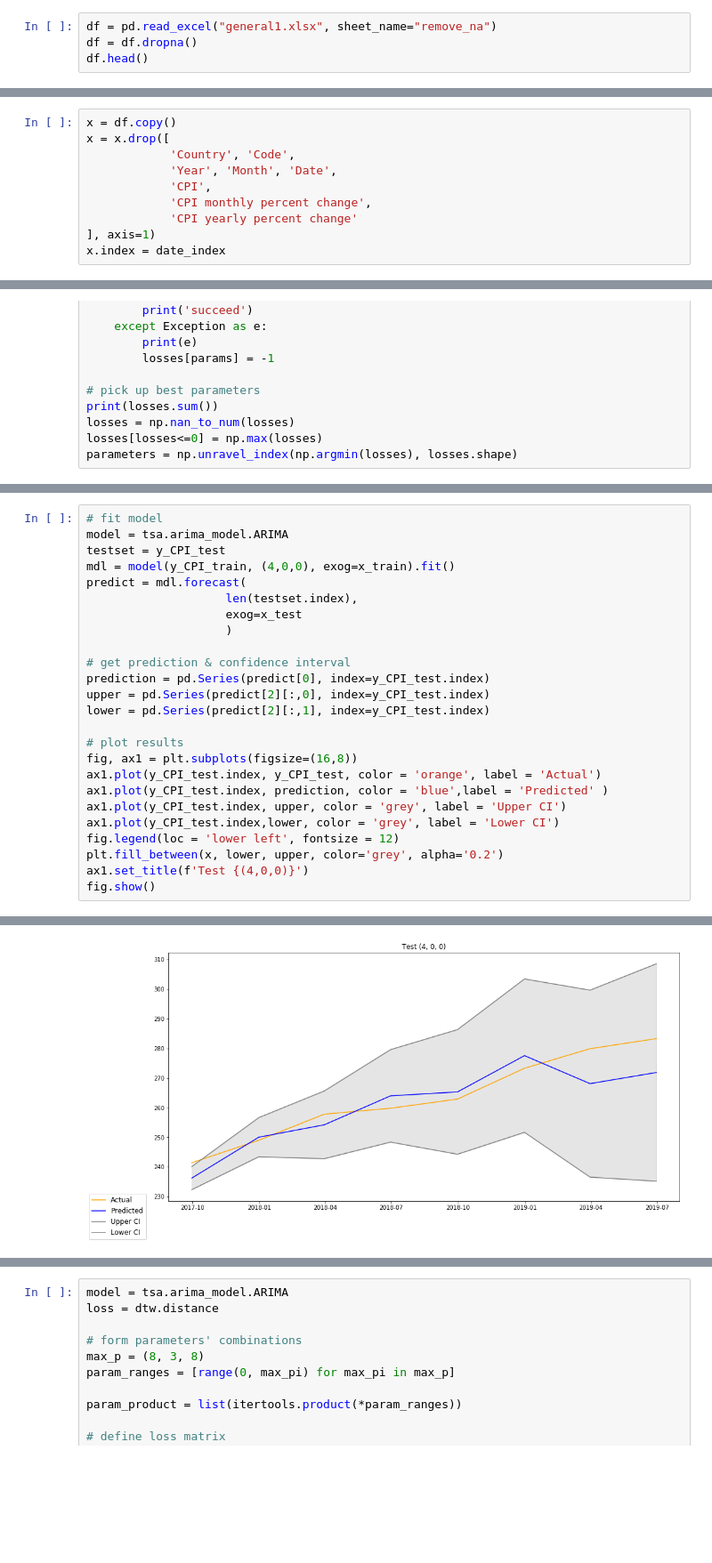
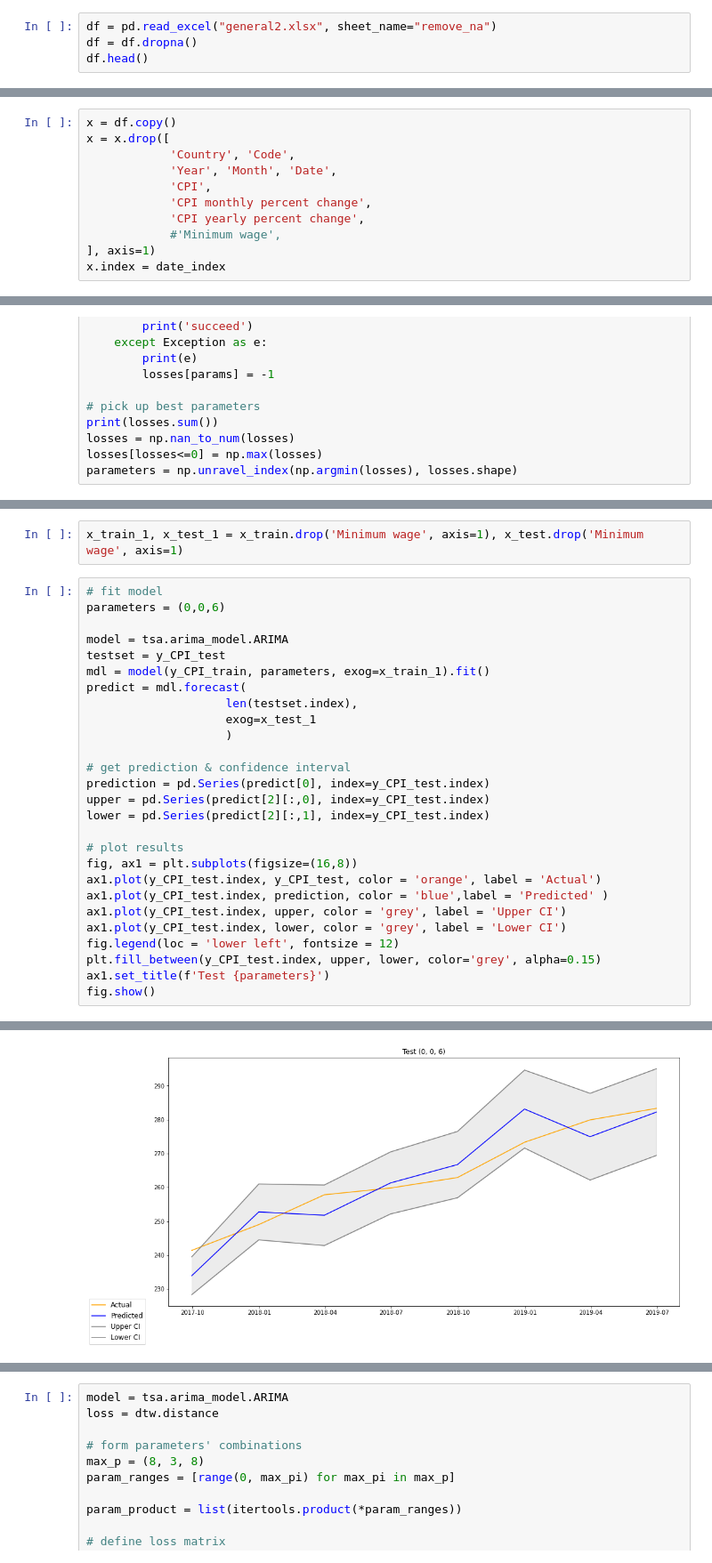
Before and after one commit to gamble27/CPI, a Jupyter notebook: final.ipynb, the cells around one changed output, grey strips where cells are left out. Shown at 89% size. Drawn from its saved outputs; the diff is of its cells as text; blank space fills up the shorter version.

```diff
--- a/final.ipynb
+++ b/final.ipynb
@@ -55,7 +52,7 @@ Saving general1.xlsx to general1.xlsx
 # %% [markdown]
 ### Create dataframe
 # %%
-df = pd.read_excel("general1.xlsx", sheet_name="remove_na")
+df = pd.read_excel("general2.xlsx", sheet_name="remove_na")
 df = df.dropna()
 df.head()
 # %% [output]
@@ -122,7 +121,8 @@ x = x.drop([
             'Year', 'Month', 'Date',
             'CPI',
             'CPI monthly percent change',
-            'CPI yearly percent change'
+            'CPI yearly percent change',
+            #'Minimum wage',
 ], axis=1)
 x.index = date_index
 # %% [markdown]
@@ -491,34 +584,38 @@ parameters
+# %%
+x_train_1, x_test_1 = x_train.drop('Minimum wage', axis=1), x_test.drop('Minimum wage', axis=1)
 # %%
 # fit model
+parameters = (0,0,6)
+
 model = tsa.arima_model.ARIMA
 testset = y_CPI_test
-mdl = model(y_CPI_train, (4,0,0), exog=x_train).fit()
+mdl = model(y_CPI_train, parameters, exog=x_train_1).fit()
 predict = mdl.forecast(
                     len(testset.index),
-                    exog=x_test
+                    exog=x_test_1
                     )
 
 # get prediction & confidence interval
 prediction = pd.Series(predict[0], index=y_CPI_test.index)
 upper = pd.Series(predict[2][:,0], index=y_CPI_test.index)
 lower = pd.Series(predict[2][:,1], index=y_CPI_test.index)
 
 # plot results
 fig, ax1 = plt.subplots(figsize=(16,8))
 ax1.plot(y_CPI_test.index, y_CPI_test, color = 'orange', label = 'Actual')
 ax1.plot(y_CPI_test.index, prediction, color = 'blue',label = 'Predicted' )
 ax1.plot(y_CPI_test.index, upper, color = 'grey', label = 'Upper CI')
-ax1.plot(y_CPI_test.index,lower, color = 'grey', label = 'Lower CI')
+ax1.plot(y_CPI_test.index, lower, color = 'grey', label = 'Lower CI')
 fig.legend(loc = 'lower left', fontsize = 12)
-plt.fill_between(x, lower, upper, color='grey', alpha='0.2')
-ax1.set_title(f'Test {(4,0,0)}')
+plt.fill_between(y_CPI_test.index, upper, lower, color='grey', alpha=0.15)
+ax1.set_title(f'Test {parameters}')
 fig.show()
 # %% [output]
 Inverting hessian failed, no bse or cov_params available
 
 
 Maximum Likelihood optimization failed to converge. Check mle_retvals
-[figure, old version]
+[figure, new version]
 # %%
 mdl.summary()
 # %% [output]
```
Also changed, not shown: parts of 108 cells of this notebook.
